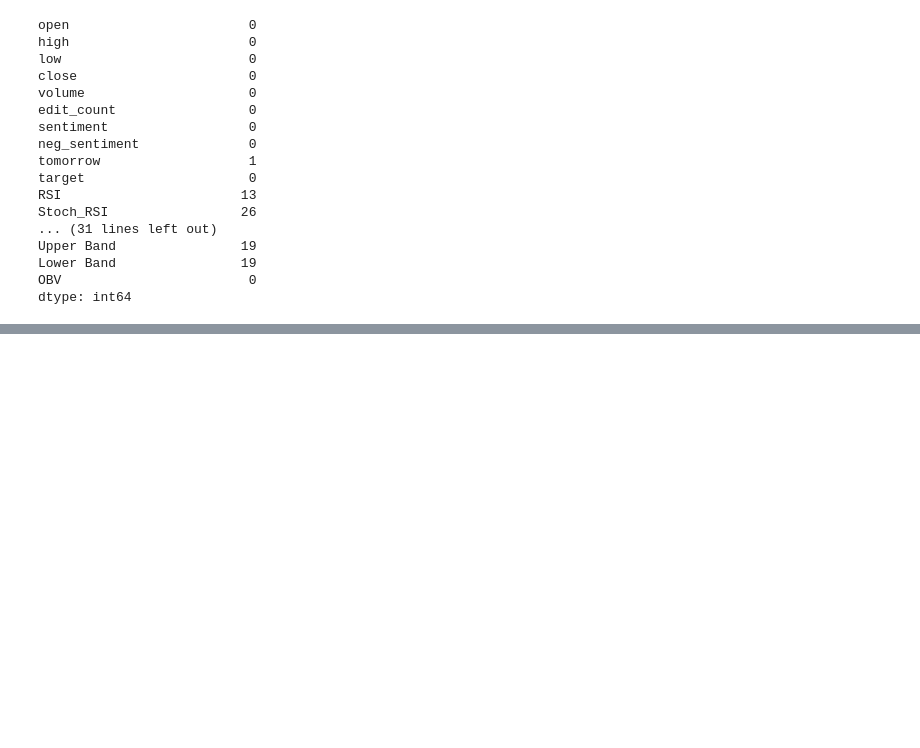
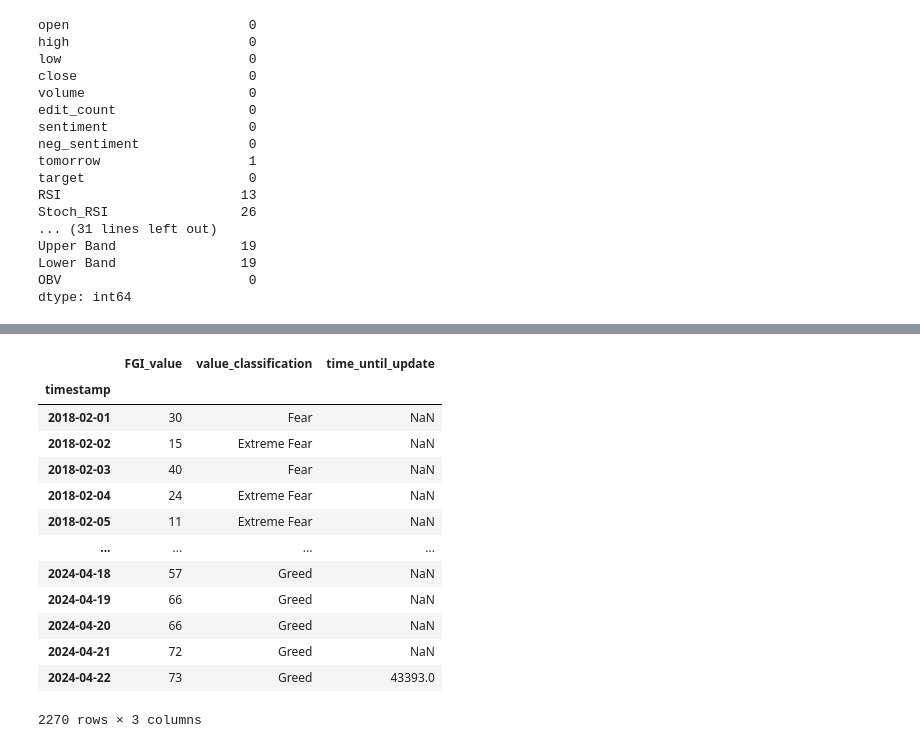
Before and after one commit to adeola21/Capstone-Crypto, a Jupyter notebook: notebooks/EDA_and _FeatureEngineering.ipynb, the cells around one changed output, grey strips where cells are left out. Saved outputs shown, nothing was run; the diff lists cells and outputs as text; code cells hidden in the pictures; blank space fills up the shorter version.

```diff
--- a/notebooks/EDA_and _FeatureEngineering.ipynb
+++ b/notebooks/EDA_and _FeatureEngineering.ipynb
@@ -520,0 +510,19 @@ plt.show()
+# %%
+# Read in free and greed index dataframe
+FGI = pd.read_csv("FearGreedIndex_bitcoin.csv", index_col=0, parse_dates=True)
+FGI
+# %% [output]
+|  | FGI_value | value_classification | time_until_update |
+| timestamp |  |  |  |
+| 2018-02-01 | 30 | Fear | NaN |
+| 2018-02-02 | 15 | Extreme Fear | NaN |
+| 2018-02-03 | 40 | Fear | NaN |
+| 2018-02-04 | 24 | Extreme Fear | NaN |
+| 2018-02-05 | 11 | Extreme Fear | NaN |
+| ... | ... | ... | ... |
+| 2024-04-18 | 57 | Greed | NaN |
+| 2024-04-19 | 66 | Greed | NaN |
+| 2024-04-20 | 66 | Greed | NaN |
+| 2024-04-21 | 72 | Greed | NaN |
+| 2024-04-22 | 73 | Greed | 43393.0 |
+2270 rows × 3 columns
```
Also changed, not shown: parts of 8 cells of this notebook, 2 other files.
